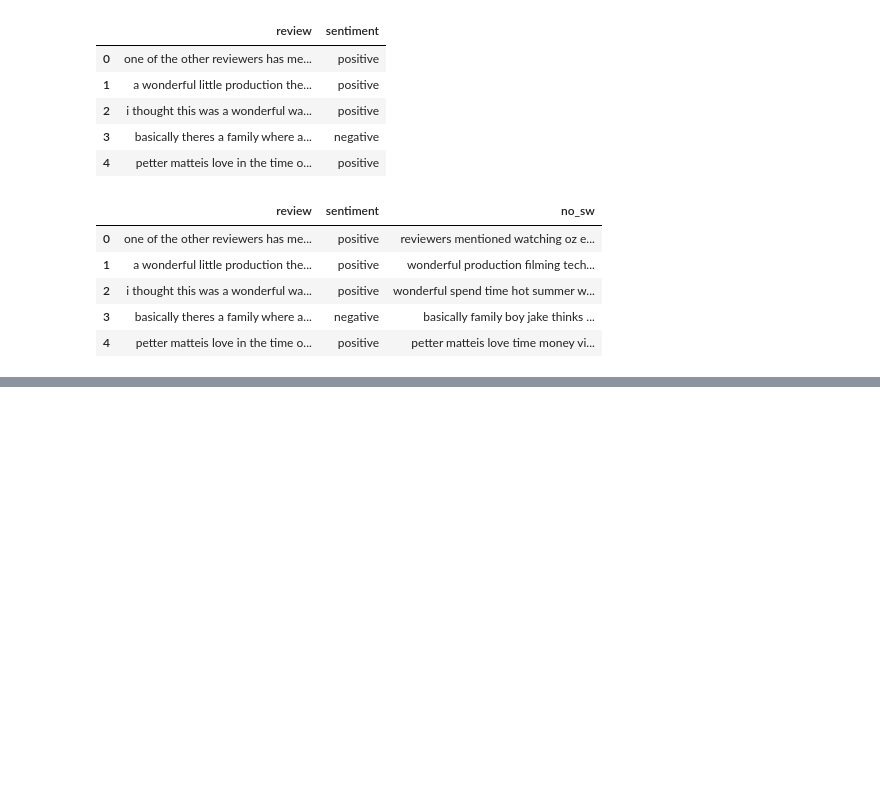
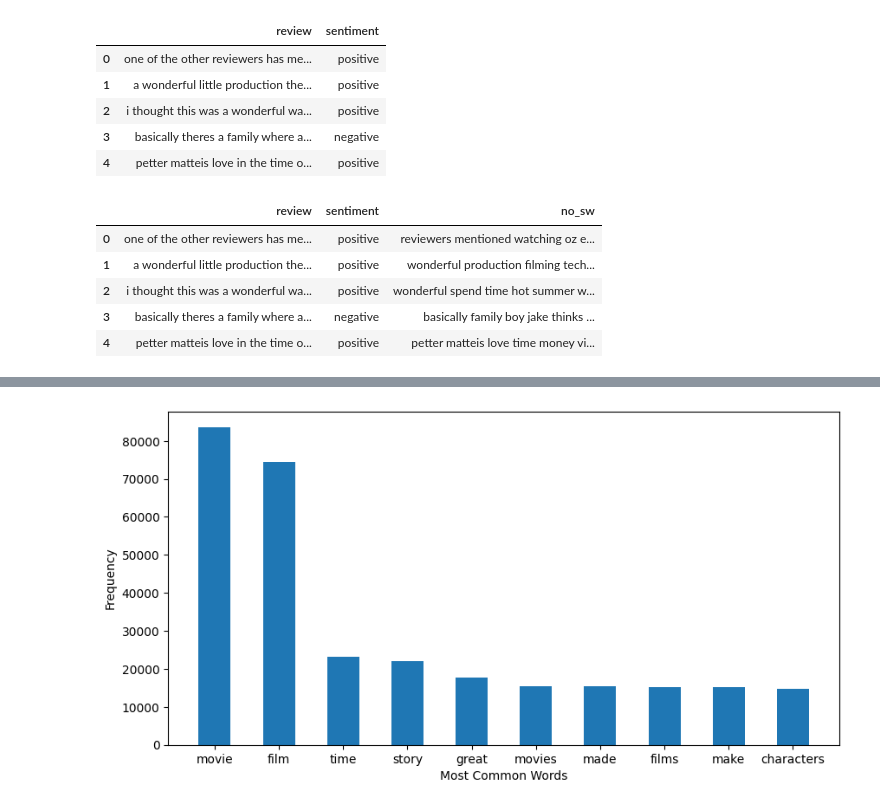
Before and after one commit to tushar9085/SentimentFlix, a Jupyter notebook: NLTK/Sentiment_analysis_naive_bayes.ipynb, the cells around one changed output, grey strips where cells are left out. Saved outputs shown, nothing was run; the diff lists cells and outputs as text; code cells hidden in the pictures; blank space fills up the shorter version.

Commit message:
lemmatizing,freq words are removed, data is clean

```diff
--- a/NLTK/Sentiment_analysis_naive_bayes.ipynb
+++ b/NLTK/Sentiment_analysis_naive_bayes.ipynb
@@ -203,3 +205,17 @@ dt.head()
 | 2 | i thought this was a wonderful wa... | positive | wonderful spend time hot summer w... |
 | 3 | basically theres a family where a... | negative | basically family boy jake thinks ... |
 | 4 | petter matteis love in the time o... | positive | petter matteis love time money vi... |
+# %%
+# Working with the most Frequent Words: This words need to be removed,
+# because for these words, some rare valuable word in a text can not provide much info about sentiment.
+
+from collections import Counter
+cnt = Counter()
+
+for text in dt["no_sw"].values:
+    for word in text.split():
+        cnt[word] += 1
+cnt.most_common(10)
+mst_common_words = pd.DataFrame(cnt.most_common(10))
+mst_common_words.columns=['word', 'count']
+mst_common_words
@@ -205,0 +234,10 @@ dt.head()
+# %%
+fig = plt.figure(figsize = (10, 5))
+
+plt.bar(mst_common_words['word'], mst_common_words['count'], width = 0.5)
+
+plt.xlabel("Most Common Words")
+plt.ylabel("Frequency")
+plt.show()
+# %% [output]
+[figure, added]
```
Also changed, not shown: parts of 7 cells of this notebook.
